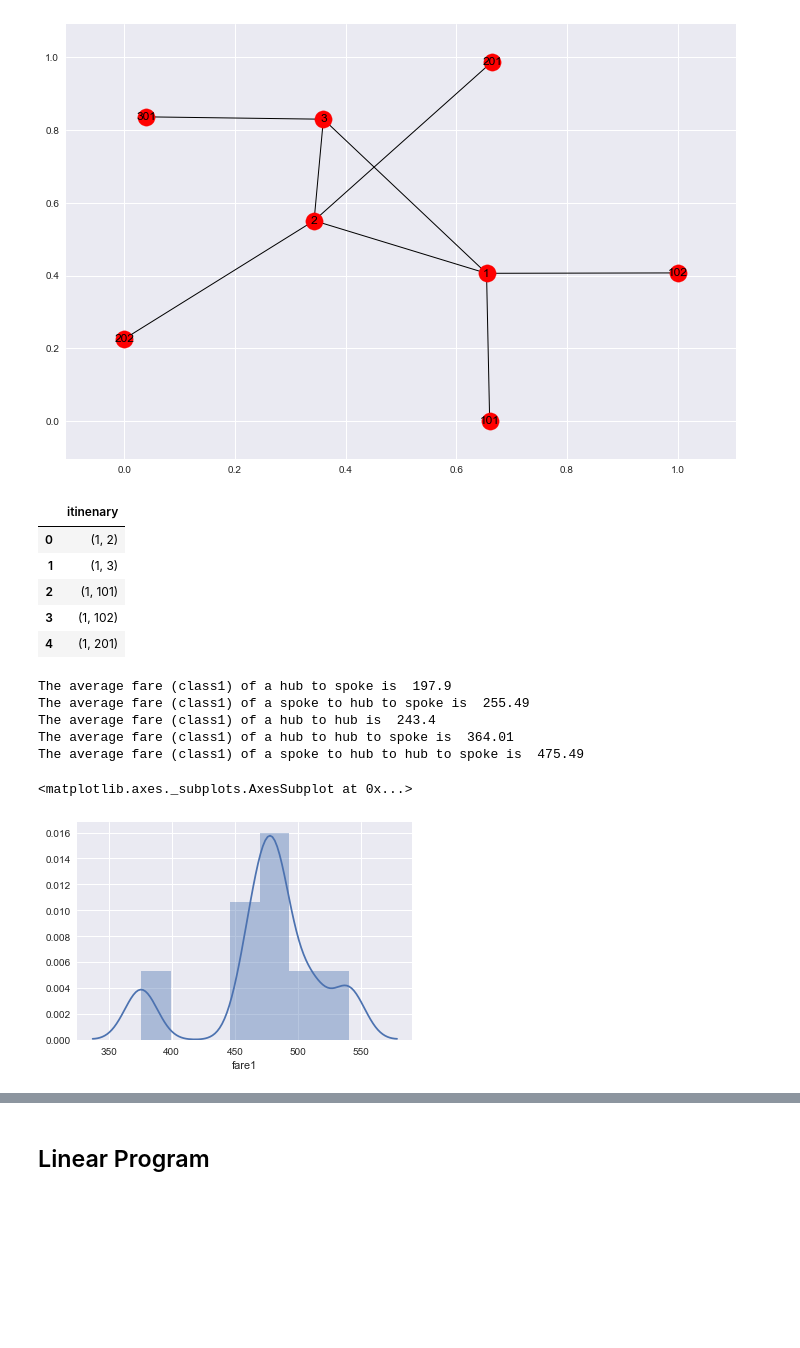
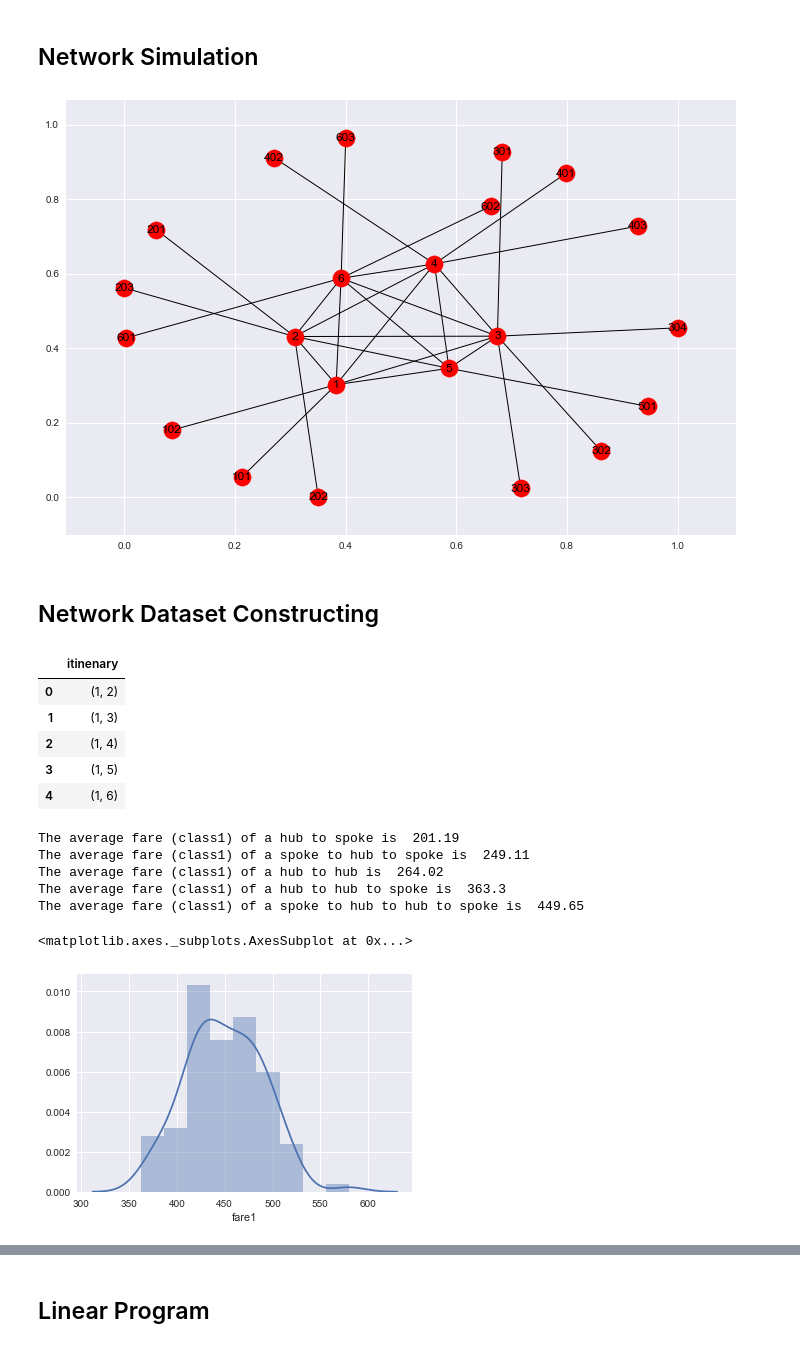
Before and after one commit to harrisonzzh/Research, a Jupyter notebook: Network Simulation.ipynb, the cells around one changed output, grey strips where cells are left out. Cells and saved outputs as stored; diff of their text form; code cells hidden in the pictures; blank space fills up the shorter version.

```diff
--- a/Network Simulation.ipynb
+++ b/Network Simulation.ipynb
@@ -3 +1,3 @@ import networkx as nx
+# %% [markdown]
+## Network Simulation
 # %%
@@ -10,29 +11,36 @@ import matplotlib.pyplot as plt
 %matplotlib inline
 warnings.filterwarnings('ignore')
 # %%
-num_of_hub = 3
-exp_spoke = 2
-num_of_spoke = np.random.normal(exp_spoke,1,num_of_hub)
-num_of_spoke = list(map(round, num_of_spoke))
-hub = list(range(1,num_of_hub+1))
+def draw_nw(num_of_hub, exp_spoke):
 
-nw = nx.Graph()
-nw.add_nodes_from(hub, label = "Hub")
-hub_edges = np.array(list(itr.combinations(hub,2)))
-nw.add_edges_from(hub_edges, label = "Hub_edges")
+    num_of_spoke = np.random.normal(exp_spoke,1,num_of_hub)
+    num_of_spoke = list(map(round, num_of_spoke))
+    hub = list(range(1,num_of_hub+1))
 
-for i, h in enumerate(hub):
-    num_of_s = int(num_of_spoke[i])
-    spokes = [(h*100 + a) for a in range(1,num_of_s+1)]
-    nw.add_nodes_from(spokes, label = "spokes of hub " + str(h) )
-    edge_to_hub = [(h, s) for s in spokes ]
-    nw.add_edges_from(edge_to_hub, label = "Spoke_edges" )
+    nw = nx.Graph()
+    nw.add_nodes_from(hub, label = "Hub")
+    hub_edges = np.array(list(itr.combinations(hub,2)))
+    nw.add_edges_from(hub_edges, label = "Hub_edges")
 
+
+    ##Assuming that customers cannot fly from a spoke to a spoke directly. They have to stop at a hub.
+
+    for i, h in enumerate(hub):
+        num_of_s = int(num_of_spoke[i])
+        spokes = [(h*100 + a) for a in range(1,num_of_s+1)]
+        nw.add_nodes_from(spokes, label = "spokes of hub " + str(h) )
+        edge_to_hub = [(h, s) for s in spokes ]
+        nw.add_edges_from(edge_to_hub, label = "Spoke_edges" )
+
+    return nw
+nw = draw_nw(6,2)
 plt.figure(figsize = (12,8))
 nx.draw_networkx(nw)
 plt.show()
 # %% [output]
-[figure, old version]
+[figure, new version]
+# %% [markdown]
+## Network Dataset Constructing
 # %%
 itin = np.array(list(itr.combinations(nx.nodes(nw),2)))
 # %%
@@ -43,9 +51,9 @@ df_itin.head(5)
 |  | itinenary |
 | 0 | (1, 2) |
 | 1 | (1, 3) |
-| 2 | (1, 101) |
-| 3 | (1, 102) |
-| 4 | (1, 201) |
+| 2 | (1, 4) |
+| 3 | (1, 5) |
+| 4 | (1, 6) |
 # %%
 def clr(tup):
     a = tup[0]
@@ -116,14 +124,15 @@ print('The average fare (class1) of a hub to hub is ', round(h_h, 2))
 print('The average fare (class1) of a hub to hub to spoke is ', round(h_h_s, 2))
 print('The average fare (class1) of a spoke to hub to hub to spoke is ', round(s_h2_s, 2))
 # %% [output]
-The average fare (class1) of a hub to spoke is  197.9
-The average fare (class1) of a spoke to hub to spoke is  255.49
-The average fare (class1) of a hub to hub is  243.4
-The average fare (class1) of a hub to hub to spoke is  364.01
-The average fare (class1) of a spoke to hub to hub to spoke is  475.49
+The average fare (class1) of a hub to spoke is  201.19
+The average fare (class1) of a spoke to hub to spoke is  249.11
+The average fare (class1) of a hub to hub is  264.02
+The average fare (class1) of a hub to hub to spoke is  363.3
+The average fare (class1) of a spoke to hub to hub to spoke is  449.65
 # %%
+## Plot the price distritbution
 sns.distplot(df_itin[df_itin.type == 'spoke-spoke'][df_itin.length == 3].fare1)
 # %% [output]
 <matplotlib.axes._subplots.AxesSubplot at 0x...>
-[figure, old version]
+[figure, new version]
 # %%
```
Also changed, not shown: parts of 12 cells of this notebook, 4 other files.
